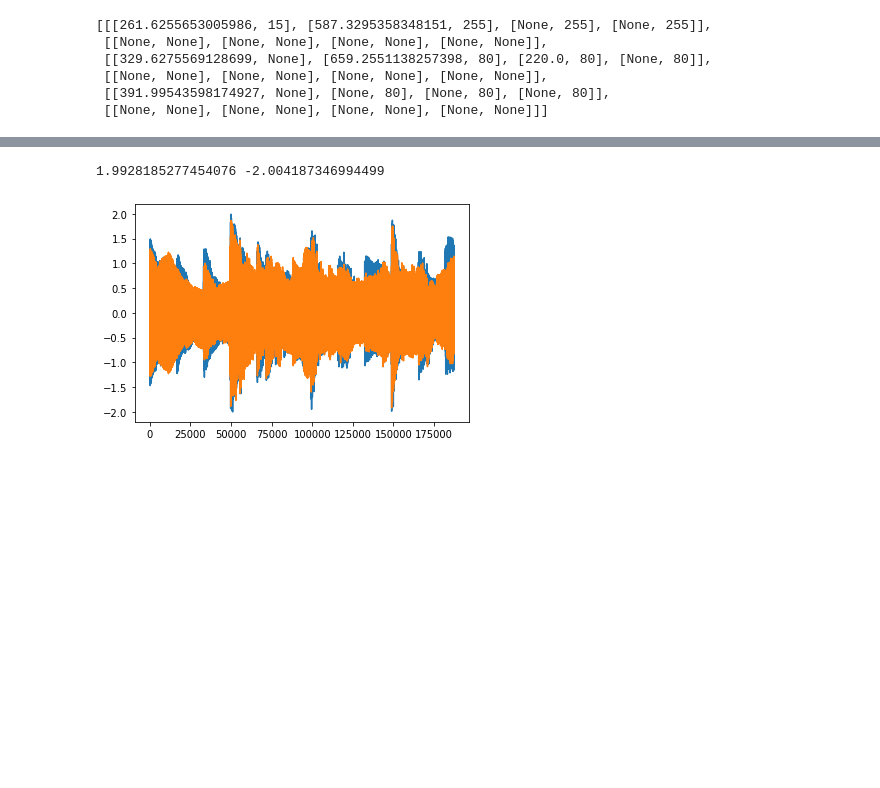
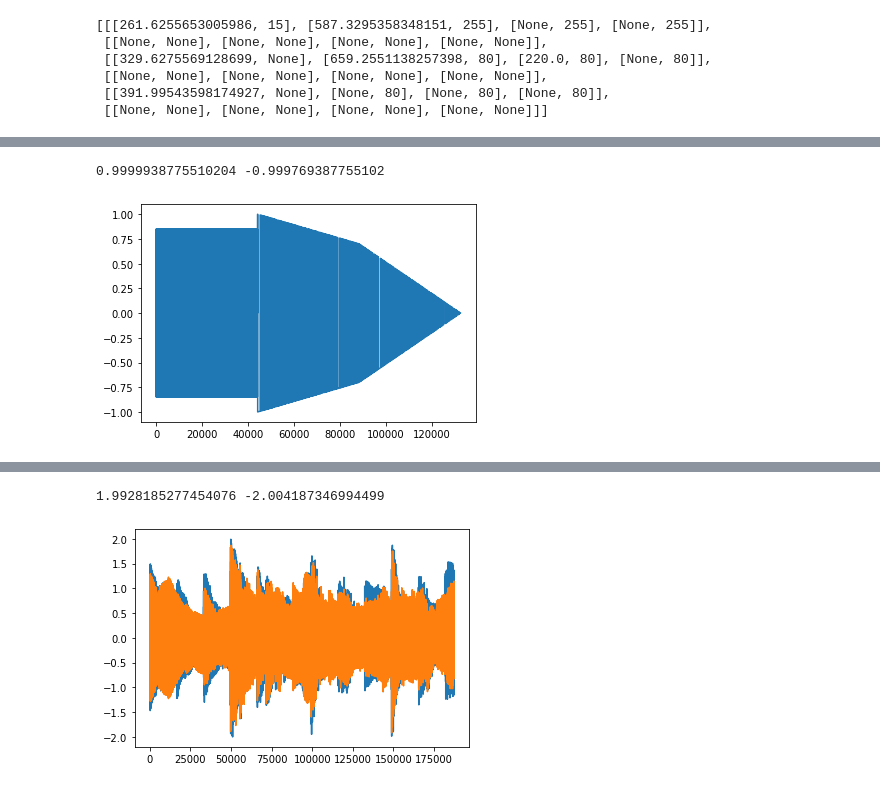
Before and after one commit to true-grue/zvon, a Jupyter notebook: libzvuk.ipynb, the cells around one changed output, grey strips where cells are left out. Cells and saved outputs as stored; diff of their text form; code cells hidden in the pictures; blank space fills up the shorter version.

Commit message:
lfsr

```diff
--- a/libzvuk.ipynb
+++ b/libzvuk.ipynb
@@ -114,6 +114,12 @@ def saw(freq, width=0.5):
 
 def square(freq, width=0.5):
     return dsf(freq, 2, width)
+
+def lfsr(state, bits, taps):
+    x = 0
+    for b in (state >> t for t in taps):
+        x ^= b
+    return (state >> 1) | ((~x & 1) << (bits - 1))
 
 def envelope(t, deltas, levels, level_0=0, func=mix):
     t_0 = 0
@@ -257,3 +263,36 @@ class SawVoice:
         mod = 0.2 + abs(1 + math.sin(self.ph2.next(1))) * 0.3
         a = saw(self.ph1.next(self.freq) + 2 * math.sin(self.ph3.next(4)), width=mod)
         return self.dly.next(self.vol * a * self.env.next())
+
+class LFSR:
+    def __init__(self, bits, taps):
+        self.bits = bits
+        self.taps = taps
+        self.state = 1
+        self.phase = 0
+
+    def next(self, freq):
+        y = self.state & 1
+        self.phase += 2 * freq * INV_SR
+        if self.phase > 1:
+            self.phase -= 1
+            self.state = lfsr(self.state, self.bits, self.taps)
+        return 2 * y - 1
+# %%
+def play():
+    ph = Phasor()
+    n1 = LFSR(19, [0, 14])
+    for t in range(sec(1)):
+        e1 = envelope(t * INV_SR, [0.001, 1], [2000, 500])
+        yield square(ph.next(e1), 0.3)
+    for t in range(sec(2)):
+        e1 = envelope(t * INV_SR, [0.001, 0.25, 1.75], [400, 200, 200])
+        e2 = envelope(t * INV_SR, [0.001, 1, 1], [1, 0.7, 0])
+        yield n1.next(e1) * e2
+
+y = list(play())
+show(y)
+save_audio(y, 'bomb.wav')
+# %% [output]
+0.9999938775510204 -0.999769387755102
+[figure, added]
```
Also changed, not shown: parts of 2 cells of this notebook, 2 other files.
